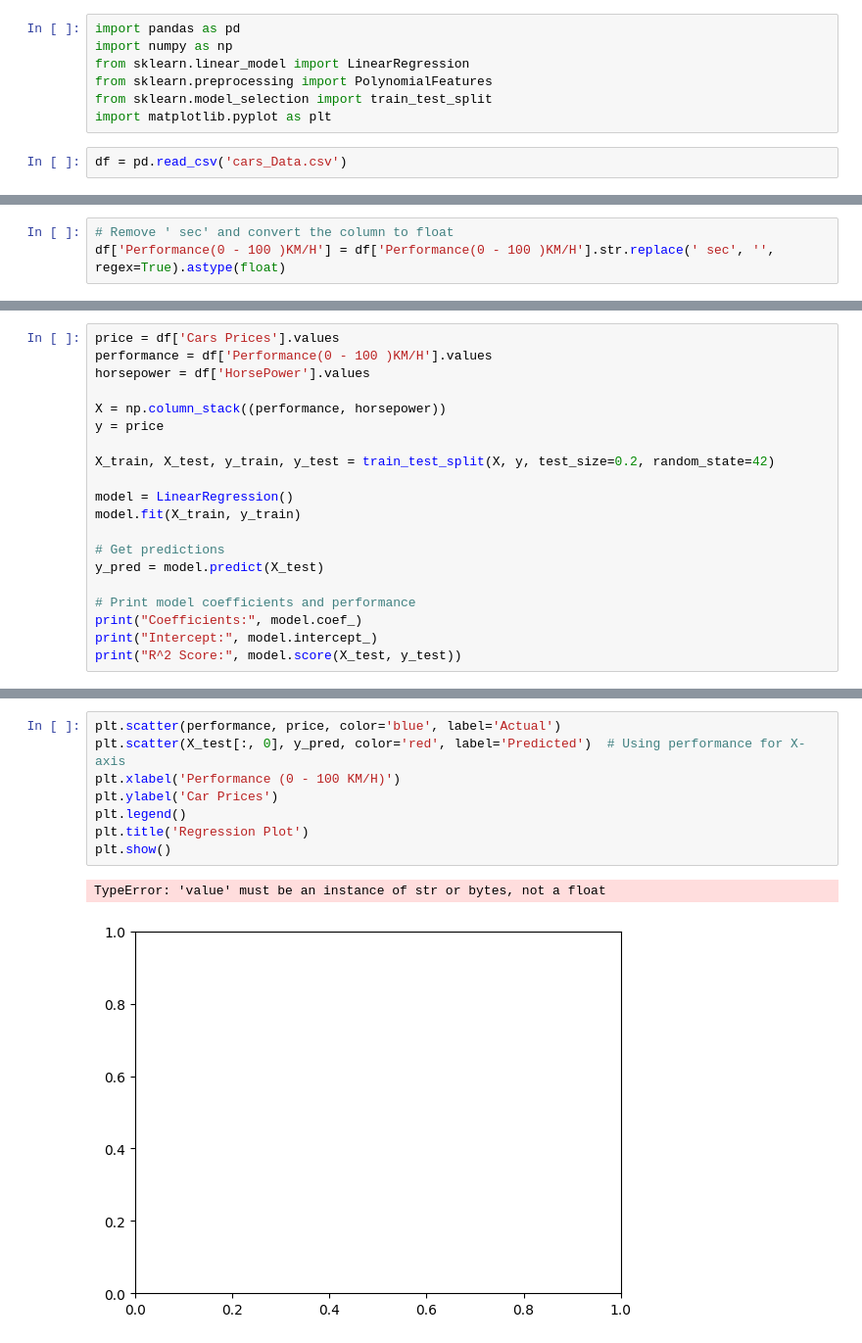
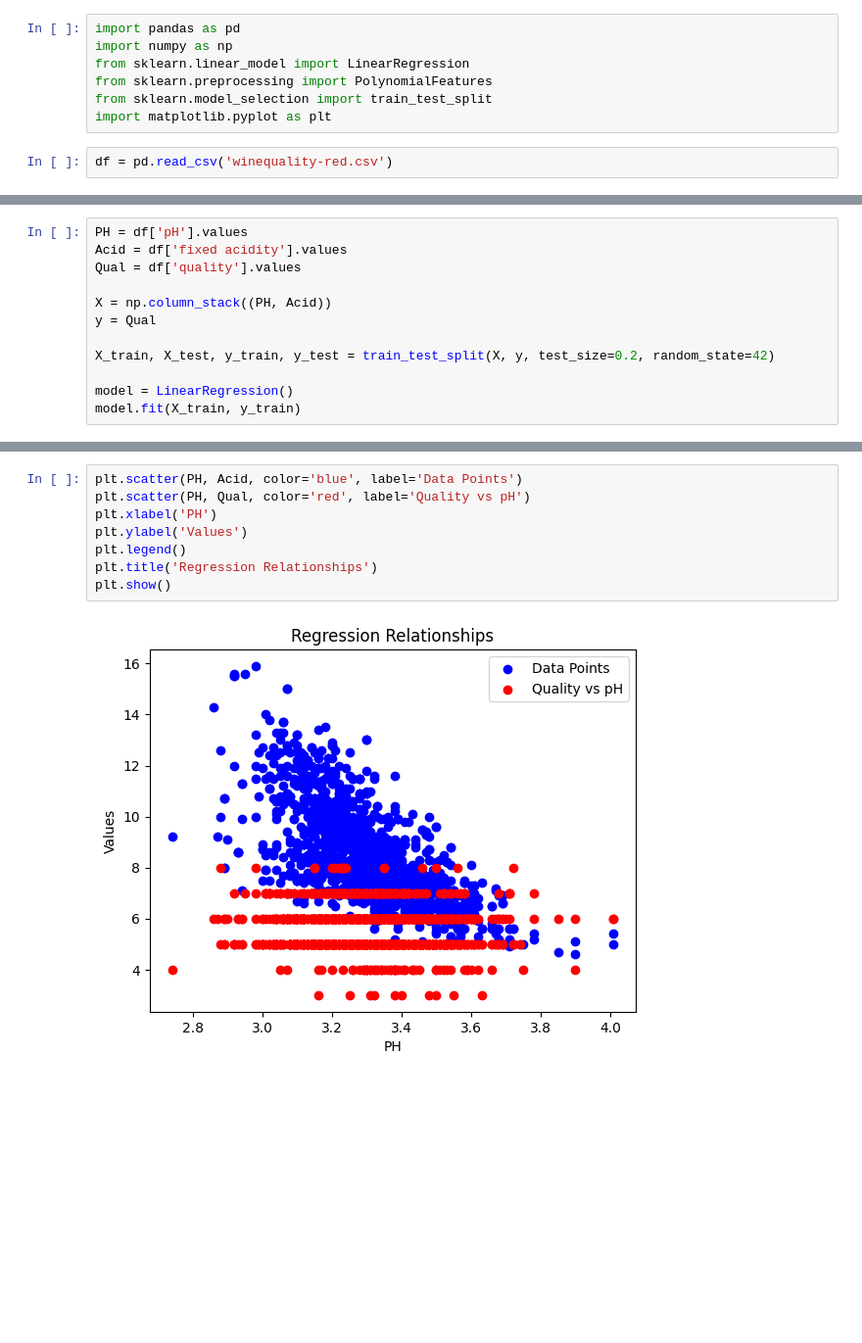
Before and after one commit to michalmrz04/Artificial-intelligence-2, a Jupyter notebook: AI1.ipynb, the cells around one changed output, grey strips where cells are left out. Shown: that part at 98% size. Saved outputs shown, nothing was run; the diff lists cells and outputs as text; blank space fills up the shorter version.

```diff
--- a/AI1.ipynb
+++ b/AI1.ipynb
@@ -8,5 +8,5 @@ from sklearn.preprocessing import PolynomialFeatures
 from sklearn.model_selection import train_test_split
 import matplotlib.pyplot as plt
 # %%
-df = pd.read_csv('cars_Data.csv')
+df = pd.read_csv('winequality-red.csv')
 # %%
@@ -100,3 +57,0 @@ print(df['Performance(0 - 100 )KM/H'].unique())
-# %%
-# Remove ' sec' and convert the column to float
-df['Performance(0 - 100 )KM/H'] = df['Performance(0 - 100 )KM/H'].str.replace(' sec', '', regex=True).astype(float)
@@ -105,21 +58,13 @@ ValueError: could not convert string to float: '7.2 / 5.4'
 # %%
-price = df['Cars Prices'].values
-performance = df['Performance(0 - 100 )KM/H'].values
-horsepower = df['HorsePower'].values
+PH = df['pH'].values
+Acid = df['fixed acidity'].values
+Qual = df['quality'].values
 
-X = np.column_stack((performance, horsepower))
-y = price
+X = np.column_stack((PH, Acid))
+y = Qual
 
 X_train, X_test, y_train, y_test = train_test_split(X, y, test_size=0.2, random_state=42)
 
 model = LinearRegression()
 model.fit(X_train, y_train)
-
-# Get predictions
-y_pred = model.predict(X_test)
-
-# Print model coefficients and performance
-print("Coefficients:", model.coef_)
-print("Intercept:", model.intercept_)
-print("R^2 Score:", model.score(X_test, y_test))
 # %% [output]
@@ -127,11 +112,10 @@ ValueError: could not convert string to float: '9.5 sec'
 # %%
-plt.scatter(performance, price, color='blue', label='Actual')
-plt.scatter(X_test[:, 0], y_pred, color='red', label='Predicted')  # Using performance for X-axis
-plt.xlabel('Performance (0 - 100 KM/H)')
-plt.ylabel('Car Prices')
+plt.scatter(PH, Acid, color='blue', label='Data Points')
+plt.scatter(PH, Qual, color='red', label='Quality vs pH')
+plt.xlabel('PH')
+plt.ylabel('Values')
 plt.legend()
-plt.title('Regression Plot')
+plt.title('Regression Relationships')
 plt.show()
 # %% [output]
-TypeError: 'value' must be an instance of str or bytes, not a float
-[figure, old version]
+[figure, new version]
```
Also changed, not shown: parts of 15 cells of this notebook, 3 other files.
